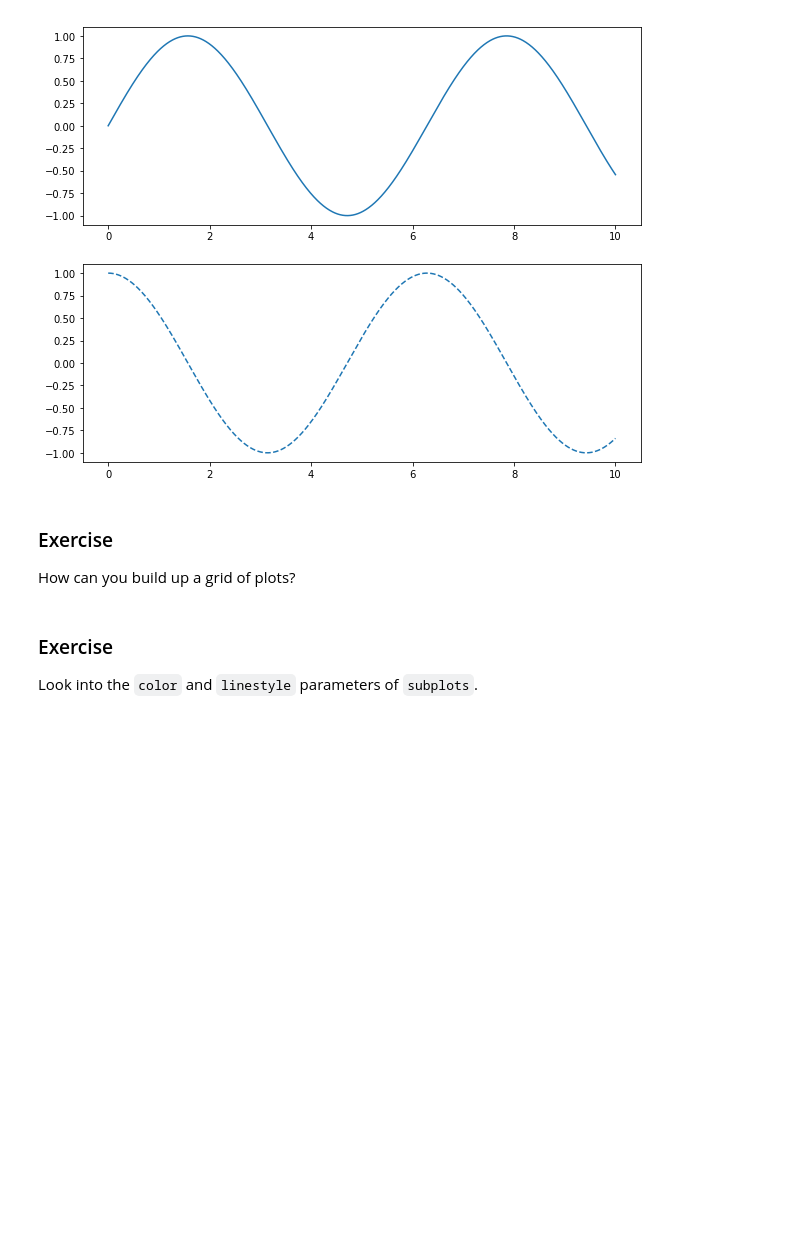
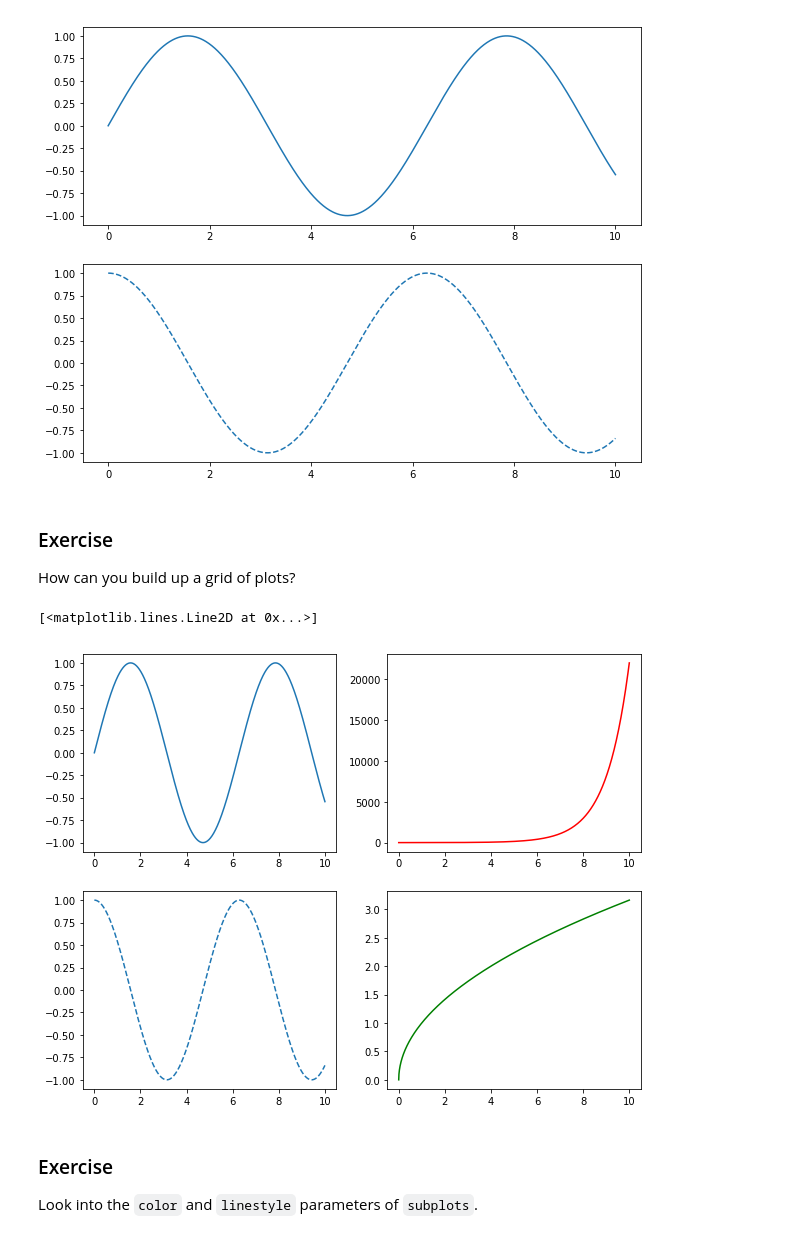
Before and after one commit to ranaehmad/IntroPyForDataScience, a Jupyter notebook: Matplotlib Basics.ipynb, the cells around one changed output. Cells and saved outputs as stored; diff of their text form; code cells hidden in the pictures; blank space fills up the shorter version.

```diff
--- a/Matplotlib Basics.ipynb
+++ b/Matplotlib Basics.ipynb
@@ -48,3 +50,13 @@ How can you build up a grid of plots?
+# %%
+fig_a, ax_a = plt.subplots(2, 2, figsize=(10, 8))
+
+ax_a[0, 0].plot(x, np.sin(x))
+ax_a[1, 0].plot(x, np.cos(x), '--')
+ax_a[0, 1].plot(x, np.exp(x), linestyle='-', color="red")
+ax_a[1, 1].plot(x, np.sqrt(x), '-', color="green")
+# %% [output]
+[<matplotlib.lines.Line2D at 0x...>]
+[figure, added]
 # %% [markdown]
 ### Exercise
 
```
Also changed, not shown: parts of 6 cells of this notebook, 4 other files.
